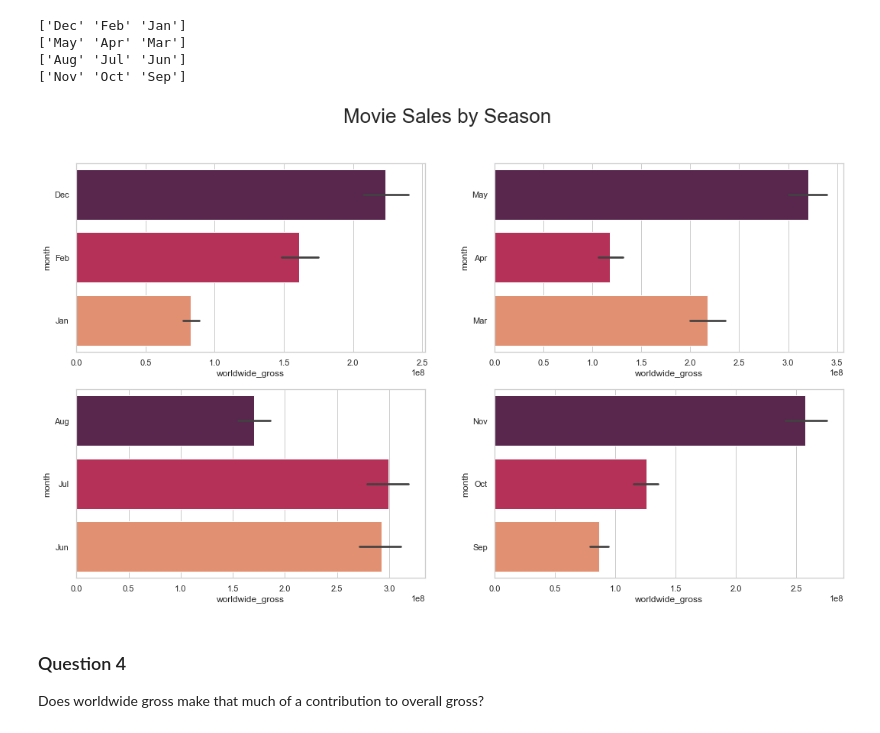
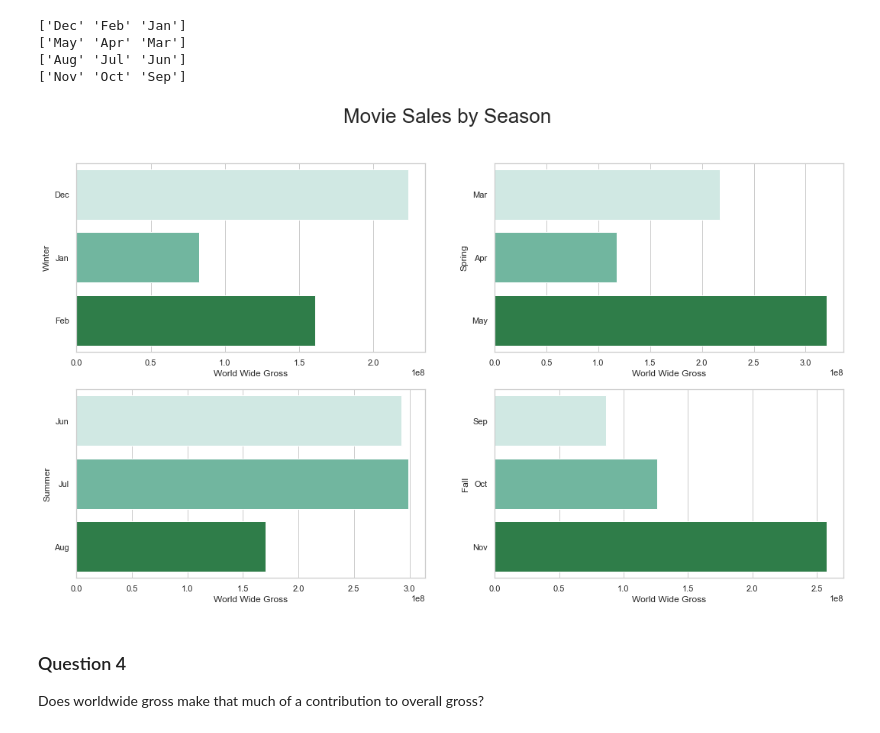
Before and after one commit to ozbunae/Movie_EDA, a Jupyter notebook: Movie Comparisons.ipynb, the cells around one changed output. Drawn from its saved outputs; the diff is of its cells as text; code cells hidden in the pictures.

```diff
--- a/Movie Comparisons.ipynb
+++ b/Movie Comparisons.ipynb
@@ -811,18 +811,22 @@ print(df4.month.unique())
 # %%
 fig, axes = plt.subplots(2, 2, figsize=(18, 10))
 
 fig.suptitle('Movie Sales by Season', fontsize = 26)
 
-sns.barplot(ax=axes[0, 0], data=df1, y='month', x='worldwide_gross', palette = 'rocket')
-sns.barplot(ax=axes[0, 1], data=df2, y='month', x='worldwide_gross', palette = 'rocket')
-sns.barplot(ax=axes[1, 0], data=df3, y='month', x='worldwide_gross', palette = 'rocket')
-sns.barplot(ax=axes[1, 1], data=df4, y='month', x='worldwide_gross', palette = 'rocket')
-plt.lines = []
+sns.barplot(ax=axes[0, 0], data=df1, y='month', x='worldwide_gross', palette = 'BuGn', ci = None, order=winter)
+sns.barplot(ax=axes[0, 1], data=df2, y='month', x='worldwide_gross', palette = 'BuGn', ci = None, order=spring)
+sns.barplot(ax=axes[1, 0], data=df3, y='month', x='worldwide_gross', palette = 'BuGn', ci = None, order=summer)
+sns.barplot(ax=axes[1, 1], data=df4, y='month', x='worldwide_gross', palette = 'BuGn', ci = None, order=fall)
+
+axes[0,0].set(xlabel='World Wide Gross', ylabel='Winter')
+axes[0,1].set(xlabel='World Wide Gross', ylabel='Spring')
+axes[1,0].set(xlabel='World Wide Gross', ylabel='Summer')
+axes[1,1].set(xlabel='World Wide Gross', ylabel='Fall')
 
 plt.tight_layout
 plt.show()
 # %% [output]
-[figure, old version]
+[figure, new version]
 # %%
 #I think there is a clear relationship between holiday months and movie box office success.
 # %% [markdown]
```
Also changed, not shown: parts of 9 cells of this notebook, 1 other file.
